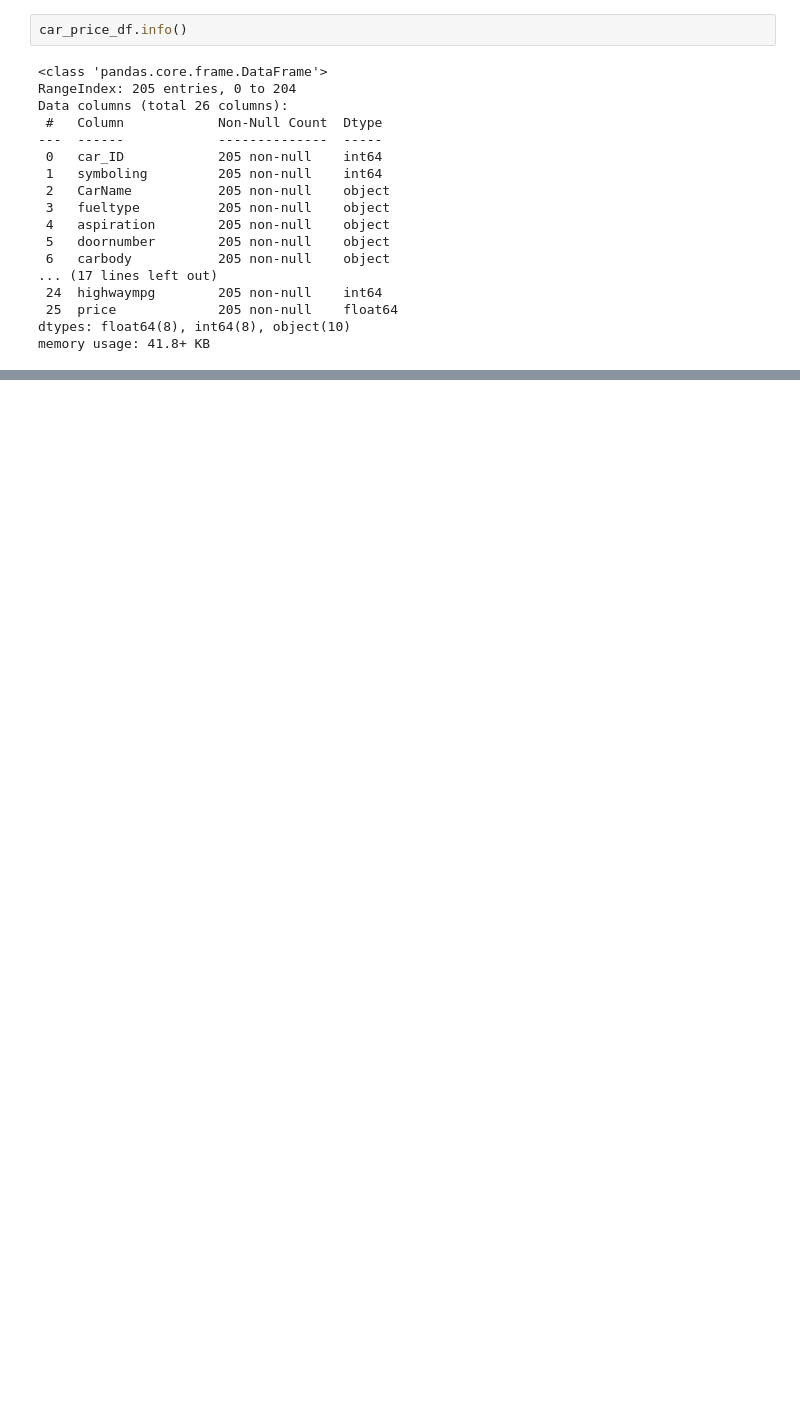
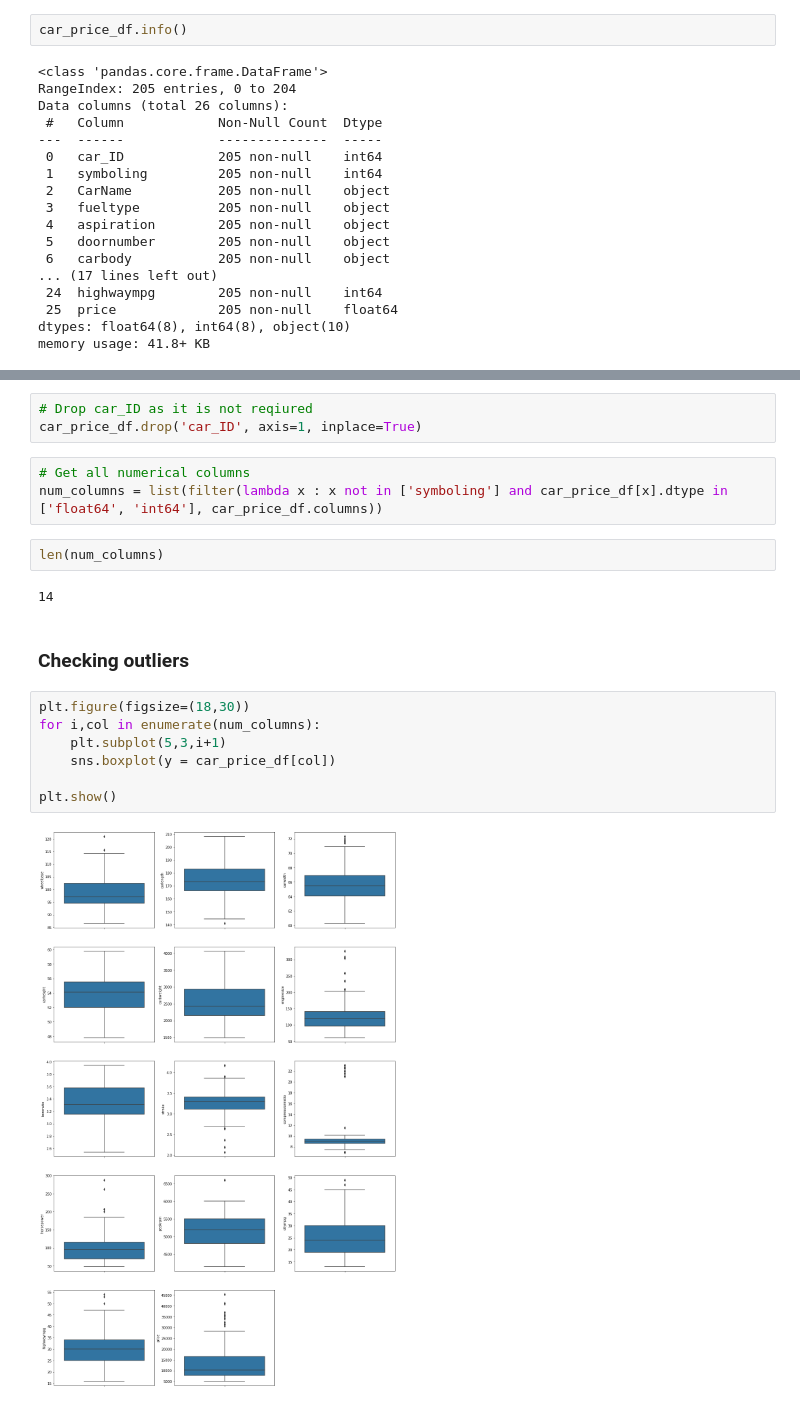
Before and after one commit to singh-manvinder/carprice_prediction, a Jupyter notebook: solution.ipynb, the cells around one changed output, grey strips where cells are left out. Cells and saved outputs as stored; diff of their text form; blank space fills up the shorter version.

```diff
--- a/solution.ipynb
+++ b/solution.ipynb
@@ -49,3 +58,24 @@ car_price_df.describe()
 | 50% | 103.000000 | 1.000000 | 97.000000 | 173.200000 | 65.500000 | 54.100000 | 2414.000000 | 120.000000 | 3.310000 | ... |
 | 75% | 154.000000 | 2.000000 | 102.400000 | 183.100000 | 66.900000 | 55.500000 | 2935.000000 | 141.000000 | 3.580000 | ... |
 | max | 205.000000 | 3.000000 | 120.900000 | 208.100000 | 72.300000 | 59.800000 | 4066.000000 | 326.000000 | 3.940000 | ... |
+# %%
+# Drop car_ID as it is not reqiured
+car_price_df.drop('car_ID', axis=1, inplace=True)
+# %%
+# Get all numerical columns
+num_columns = list(filter(lambda x : x not in ['symboling'] and car_price_df[x].dtype in ['float64', 'int64'], car_price_df.columns))
+# %%
+len(num_columns)
+# %% [output]
+14
+# %% [markdown]
+### Checking outliers
+# %%
+plt.figure(figsize=(18,30))
+for i,col in enumerate(num_columns):
+    plt.subplot(5,3,i+1)
+    sns.boxplot(y = car_price_df[col])
+
+plt.show()
+# %% [output]
+[figure, added]
```
Also changed, not shown: parts of 16 cells of this notebook, 1 other file.
